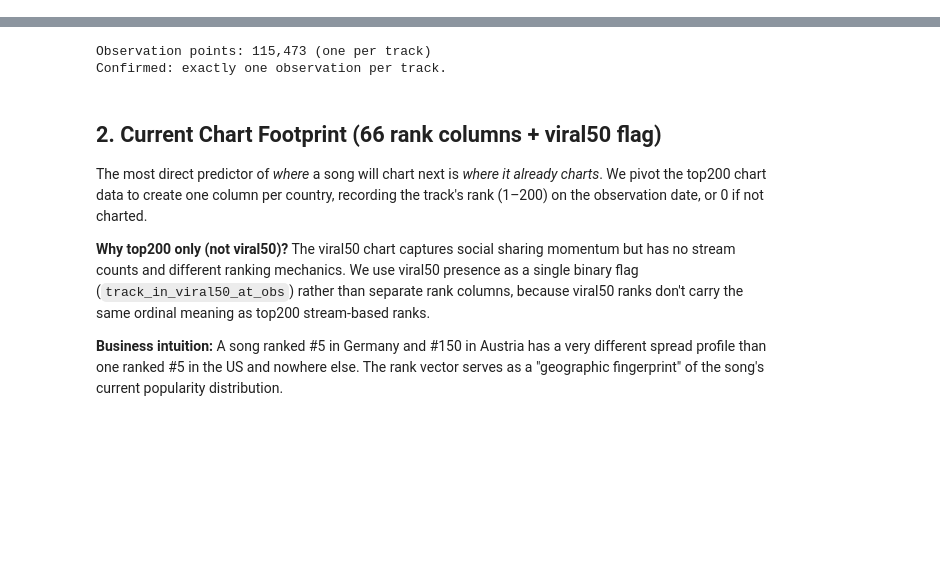
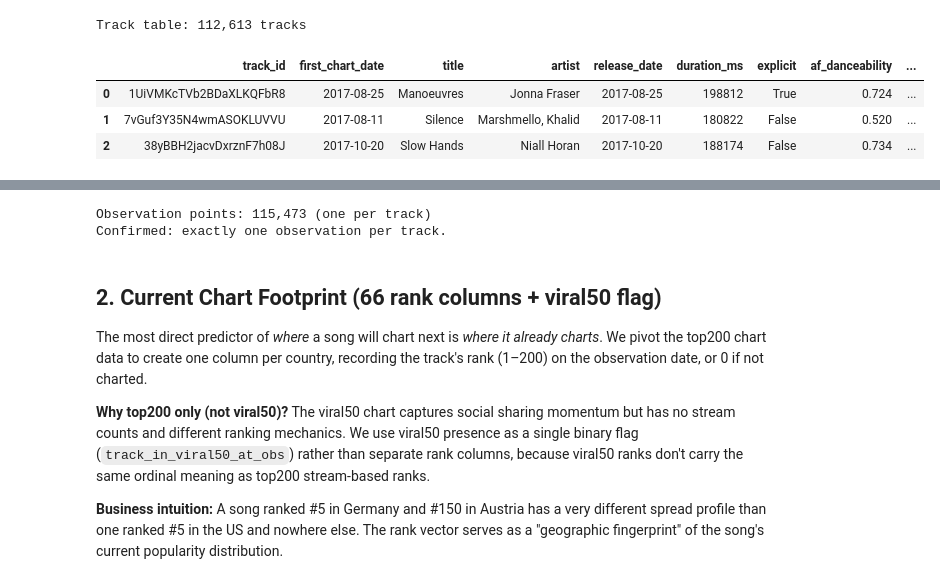
Before and after one commit to mchlkan/ML_Group_AB, a Jupyter notebook: notebooks/05_feature_engineering_v2.ipynb, the cells around one changed output, grey strips where cells are left out. Saved outputs shown, nothing was run; the diff lists cells and outputs as text; code cells hidden in the pictures; blank space fills up the shorter version.

Commit message:
fix: added new structure for first chapters

```diff
--- a/notebooks/05_feature_engineering_v2.ipynb
+++ b/notebooks/05_feature_engineering_v2.ipynb
@@ -112,44 +180,43 @@ Number of countries: 66
 # %%
-## ── Cell 3: Track-Level Table ────────────────────────────────────────────────
-# One row per track_id (~195K tracks) with static attributes:
-#   first_chart_date, title, audio features, release_date, explicit, duration_ms, artist
-# first_chart_date is based on top200 entries only.
+## Track-Level Table
+# One row per track_id with static attributes from the first Top 200 chart appearance.
 
 con.execute("""
     CREATE OR REPLACE TABLE tracks AS
     WITH first_appearance AS (
         SELECT
             track_id,
             MIN(date) AS first_chart_date,
-            -- Take audio features & metadata from the first chart appearance
             FIRST(title ORDER BY date, region)         AS title,
             FIRST(artist ORDER BY date, region)        AS artist,
             FIRST(release_date ORDER BY date, region)  AS release_date,
             FIRST(duration_ms ORDER BY date, region)   AS duration_ms,
             FIRST(explicit ORDER BY date, region)       AS explicit,
             FIRST(af_danceability ORDER BY date, region)     AS af_danceability,
             FIRST(af_energy ORDER BY date, region)           AS af_energy,
             FIRST(af_valence ORDER BY date, region)          AS af_valence,
             FIRST(af_tempo ORDER BY date, region)            AS af_tempo,
             FIRST(af_acousticness ORDER BY date, region)     AS af_acousticness,
             FIRST(af_speechiness ORDER BY date, region)      AS af_speechiness,
             FIRST(af_instrumentalness ORDER BY date, region) AS af_instrumentalness,
             FIRST(af_liveness ORDER BY date, region)         AS af_liveness,
             FIRST(af_key ORDER BY date, region)              AS af_key,
             FIRST(af_loudness ORDER BY date, region)         AS af_loudness,
             FIRST(af_mode ORDER BY date, region)             AS af_mode,
             FIRST(af_time_signature ORDER BY date, region)   AS af_time_signature
         FROM v2
         WHERE chart = 'top200'
         GROUP BY track_id
     )
-    SELECT
-        *,
-        -- is_friday_release: release_date falls on a Friday (dayofweek=5 in DuckDB, 0=Mon)
-        CASE WHEN dayofweek(release_date) = 4 THEN 1 ELSE 0 END AS is_friday_release
-    FROM first_appearance
+    SELECT * FROM first_appearance
 """)
 
 cnt = con.execute("SELECT COUNT(*) FROM tracks").fetchone()[0]
 print(f"Track table: {cnt:,} tracks")
 con.execute("SELECT * FROM tracks LIMIT 3").fetchdf()
+# %% [output]
+Track table: 112,613 tracks
+|  | track_id | first_chart_date | title | artist | release_date | duration_ms | explicit | af_danceability | ... |
+| 0 | 1UiVMKcTVb2BDaXLKQFbR8 | 2017-08-25 | Manoeuvres | Jonna Fraser | 2017-08-25 | 198812 | True | 0.724 | ... |
+| 1 | 7vGuf3Y35N4wmASOKLUVVU | 2017-08-11 | Silence | Marshmello, Khalid | 2017-08-11 | 180822 | False | 0.520 | ... |
+| 2 | 38yBBH2jacvDxrznF7h08J | 2017-10-20 | Slow Hands | Niall Horan | 2017-10-20 | 188174 | False | 0.734 | ... |
```
Also changed, not shown: parts of 12 cells of this notebook.
